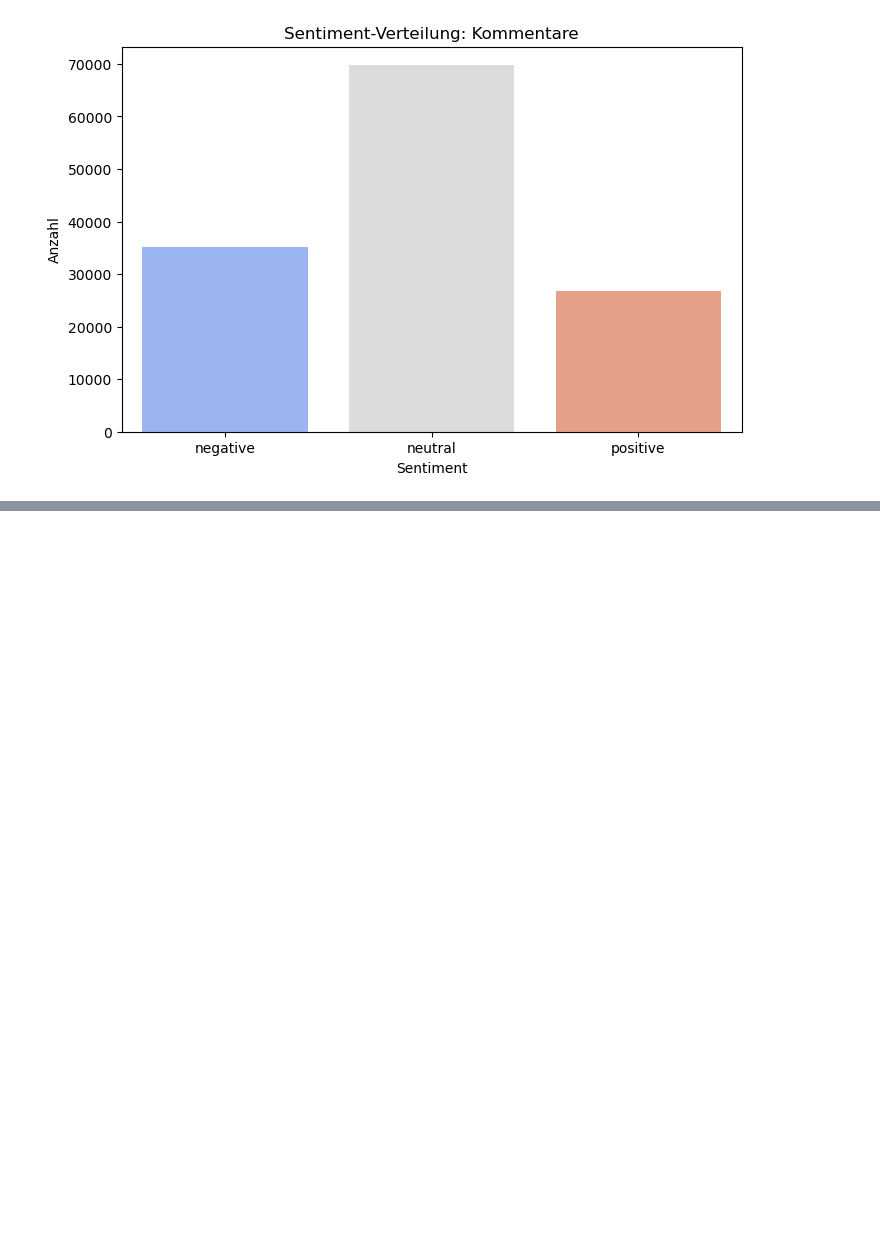
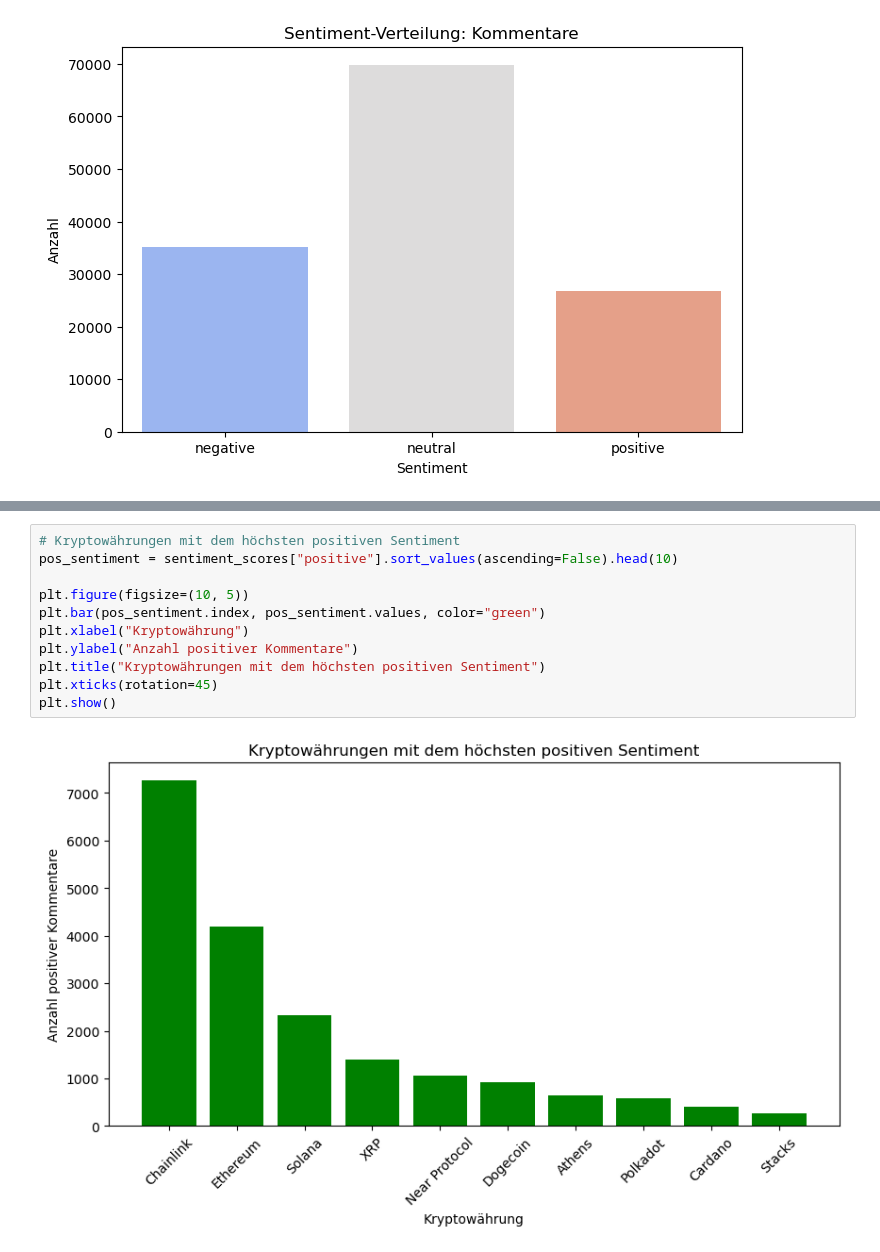
Before and after one commit to Reimser/sp3_3_studienarbeit, a Jupyter notebook: notebooks/analyse.ipynb, the cells around one changed output, grey strips where cells are left out. Drawn from its saved outputs; the diff is of its cells as text; blank space fills up the shorter version.

```diff
--- a/notebooks/analyse.ipynb
+++ b/notebooks/analyse.ipynb
@@ -180,0 +182,13 @@ Passing `palette` without assigning `hue` is deprecated and will be removed in v
+# %%
+# Kryptowährungen mit dem höchsten positiven Sentiment
+pos_sentiment = sentiment_scores["positive"].sort_values(ascending=False).head(10)
+
+plt.figure(figsize=(10, 5))
+plt.bar(pos_sentiment.index, pos_sentiment.values, color="green")
+plt.xlabel("Kryptowährung")
+plt.ylabel("Anzahl positiver Kommentare")
+plt.title("Kryptowährungen mit dem höchsten positiven Sentiment")
+plt.xticks(rotation=45)
+plt.show()
+# %% [output]
+[figure, added]
```
Also changed, not shown: parts of 8 cells of this notebook, 1 other file.
